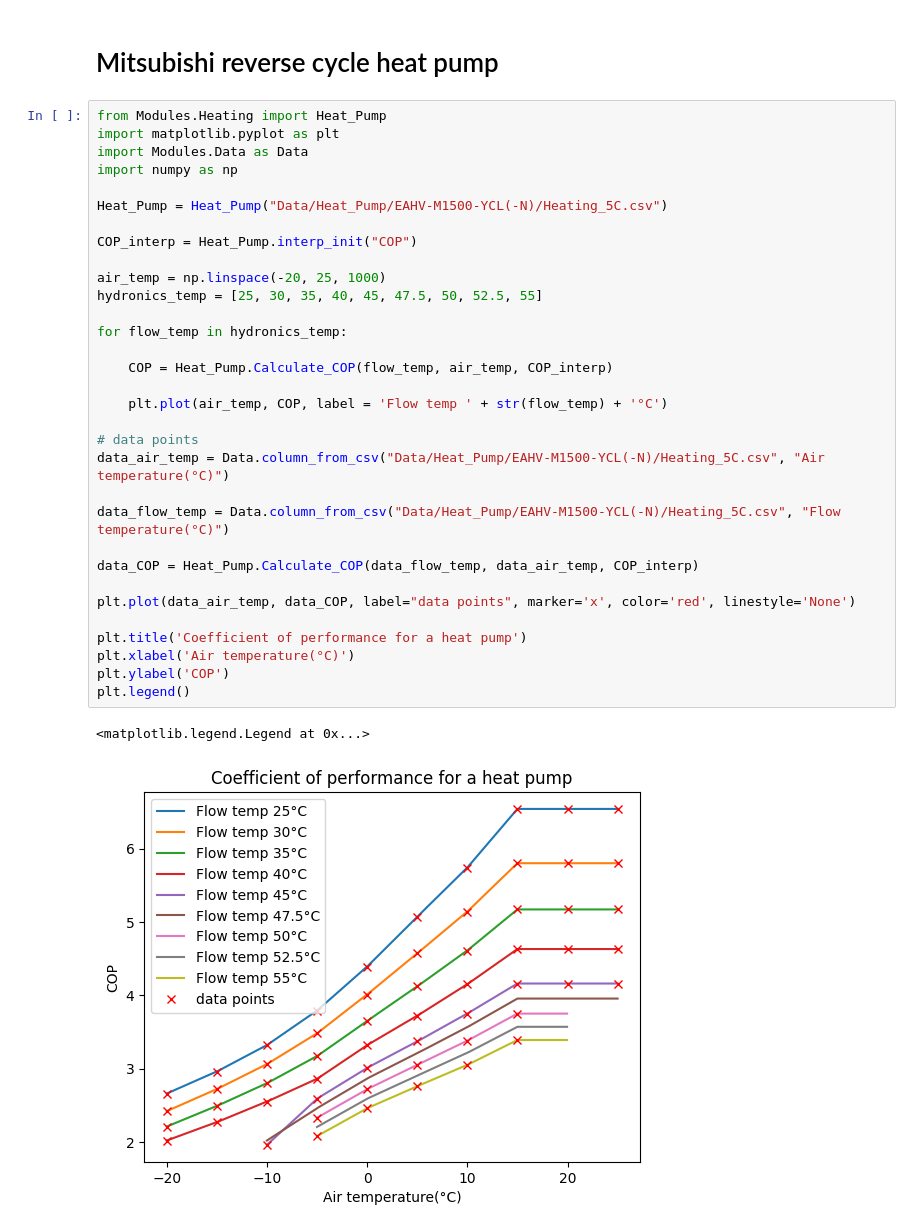
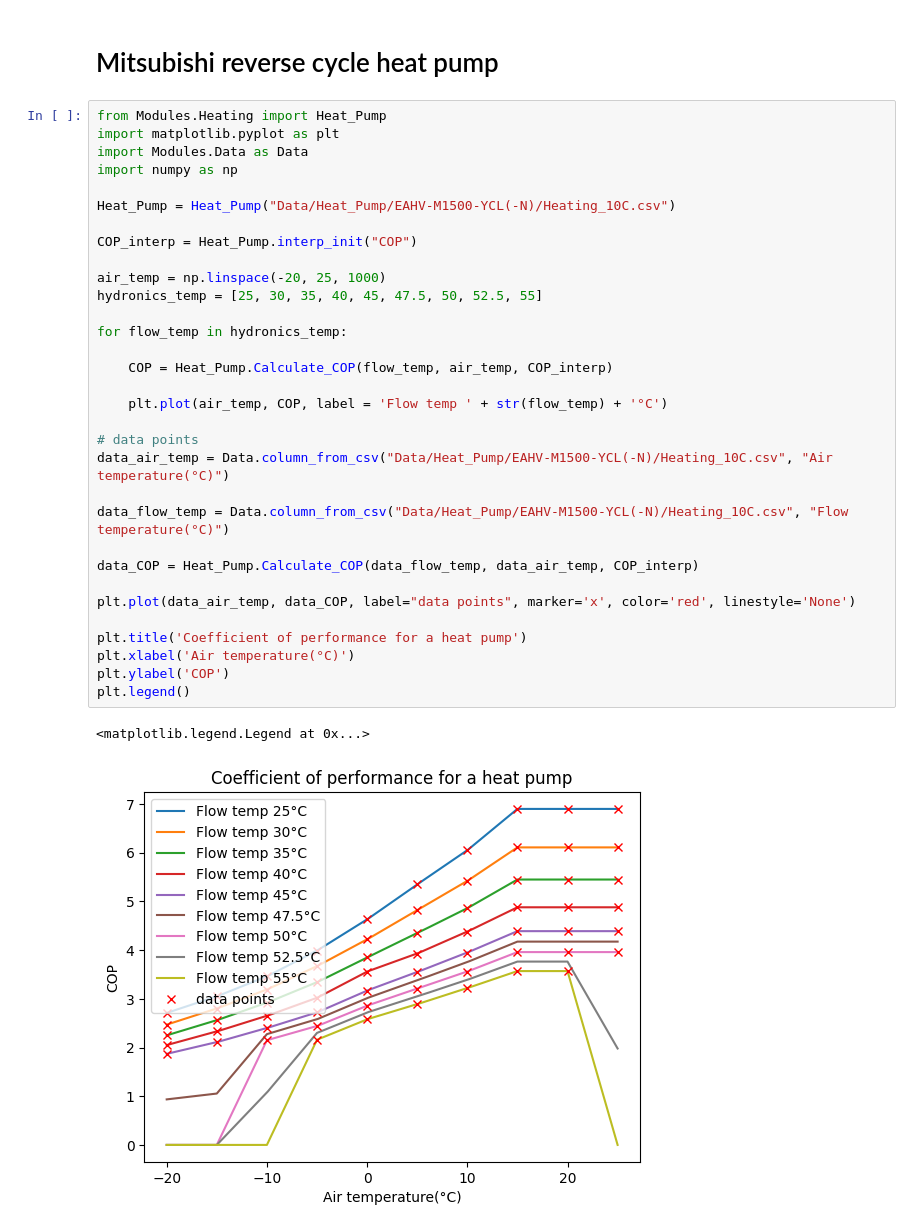
Before and after one commit to SNaylor12543/Variable_Output_Temperature_Heat_Pump, a Jupyter notebook: EAHV-M1500-YCL(-N).ipynb, the cells around one changed output. Saved outputs shown, nothing was run; the diff lists cells and outputs as text.

Commit message:
changed so that it uses the updated data

```diff
--- a/EAHV-M1500-YCL(-N).ipynb
+++ b/EAHV-M1500-YCL(-N).ipynb
@@ -4,37 +4,37 @@
 from Modules.Heating import Heat_Pump
 import matplotlib.pyplot as plt
 import Modules.Data as Data
 import numpy as np
 
-Heat_Pump = Heat_Pump("Data/Heat_Pump/EAHV-M1500-YCL(-N)/Heating_5C.csv")
+Heat_Pump = Heat_Pump("Data/Heat_Pump/EAHV-M1500-YCL(-N)/Heating_10C.csv")
 
 COP_interp = Heat_Pump.interp_init("COP")
 
 air_temp = np.linspace(-20, 25, 1000)
 hydronics_temp = [25, 30, 35, 40, 45, 47.5, 50, 52.5, 55]
 
 for flow_temp in hydronics_temp:
 
     COP = Heat_Pump.Calculate_COP(flow_temp, air_temp, COP_interp)
 
     plt.plot(air_temp, COP, label = 'Flow temp ' + str(flow_temp) + '°C')
 
 # data points
-data_air_temp = Data.column_from_csv("Data/Heat_Pump/EAHV-M1500-YCL(-N)/Heating_5C.csv", "Air temperature(°C)")
+data_air_temp = Data.column_from_csv("Data/Heat_Pump/EAHV-M1500-YCL(-N)/Heating_10C.csv", "Air temperature(°C)")
 
-data_flow_temp = Data.column_from_csv("Data/Heat_Pump/EAHV-M1500-YCL(-N)/Heating_5C.csv", "Flow temperature(°C)")
+data_flow_temp = Data.column_from_csv("Data/Heat_Pump/EAHV-M1500-YCL(-N)/Heating_10C.csv", "Flow temperature(°C)")
 
 data_COP = Heat_Pump.Calculate_COP(data_flow_temp, data_air_temp, COP_interp)
 
 plt.plot(data_air_temp, data_COP, label="data points", marker='x', color='red', linestyle='None')
 
 plt.title('Coefficient of performance for a heat pump')
 plt.xlabel('Air temperature(°C)')
 plt.ylabel('COP')
 plt.legend()
 # %% [output]
 <matplotlib.legend.Legend at 0x...>
-[figure, old version]
+[figure, new version]
 # %%
 from Modules.Heating import HVAC
 import matplotlib.pyplot as plt
```
Also changed, not shown: parts of 2 cells of this notebook.
